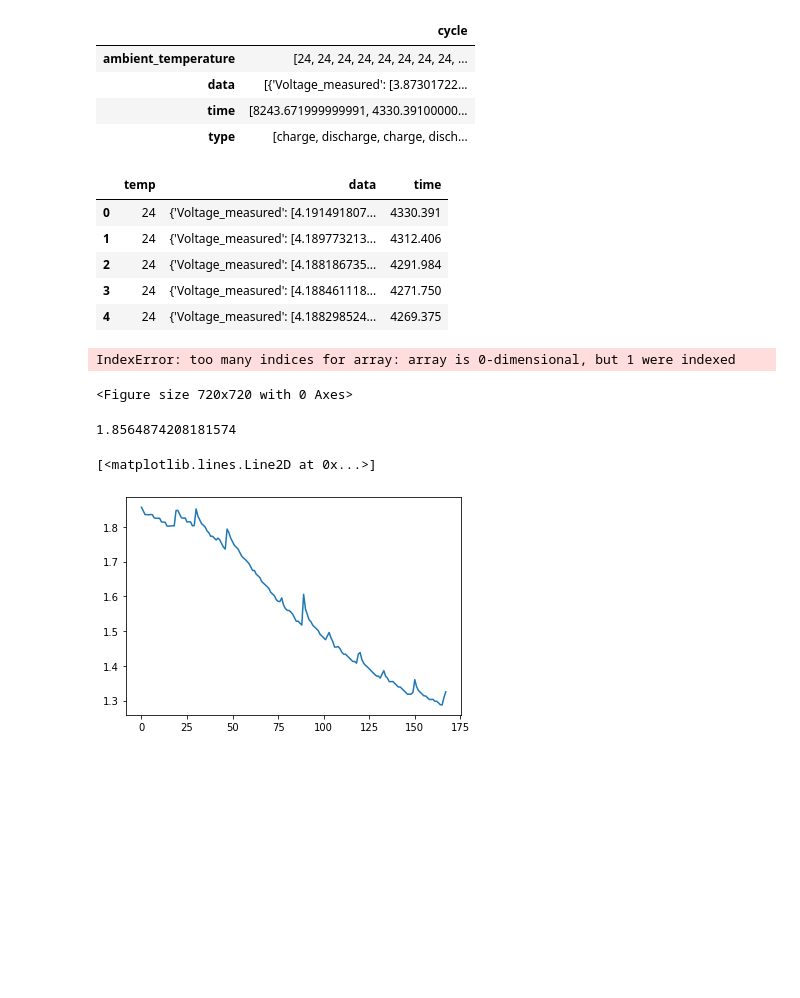
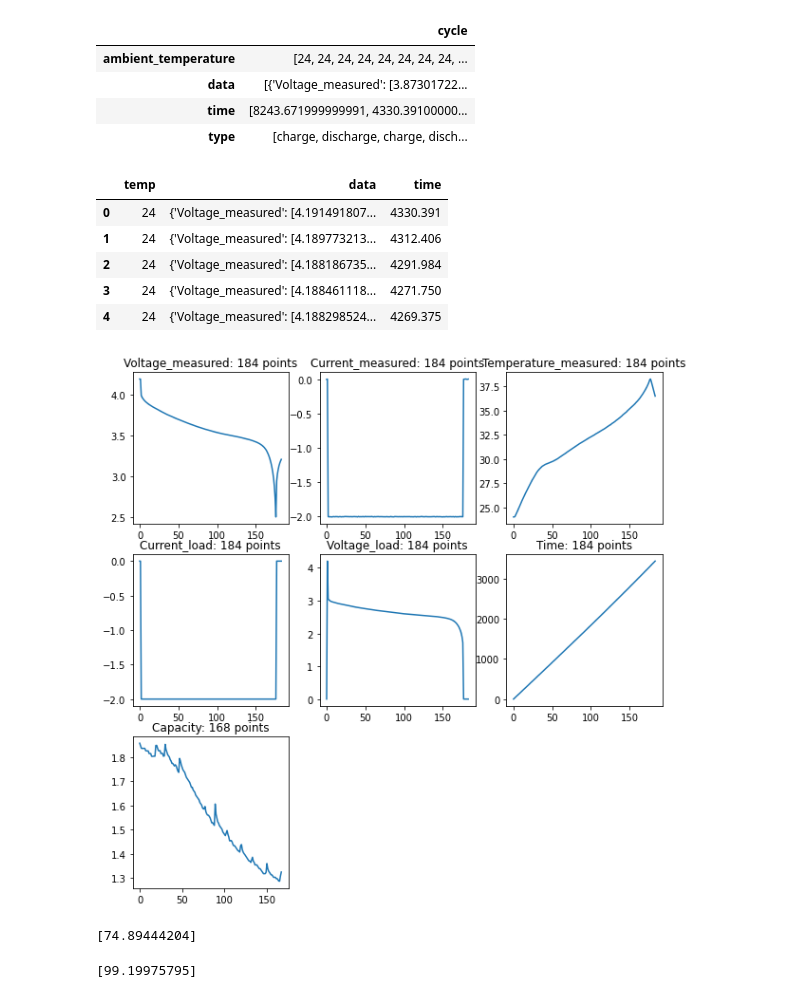
Before and after one commit to aweditya/ev-battery-degradation, a Jupyter notebook: b0005.ipynb, the cells around one changed output. Cells and saved outputs as stored; diff of their text form; code cells hidden in the pictures; blank space fills up the shorter version.

```diff
--- a/b0005.ipynb
+++ b/b0005.ipynb
@@ -65,26 +65,27 @@ def df_subpart(type):
 # %%
 df_ch = df_subpart('discharge')
 display(df_ch.head())
 
 datapoint = 24
 plt.figure(figsize=(10,10))
 m = 0
 for i in df_ch['data'][datapoint].keys():
-    plt.subplot(321+m)
-    plt.plot(df_ch['data'][datapoint][i])
-    plt.title(i + f": {len(df_ch['data'][datapoint][i])} points")
+    plt.subplot(331+m)
+    if i == 'Capacity':
+        cap = []
+        for j in range(len(df_ch)): cap.append((df_ch['data'][j]['Capacity']))
+        plt.plot(cap)
+        plt.title(i + f": {len(cap)} points")
+    else:
+        plt.plot(df_ch['data'][datapoint][i])
+        plt.title(i + f": {len(df_ch['data'][datapoint][i])} points")
     m += 1
 plt.show()
 # %% [output]
 |  | temp | data | time |
 | 0 | 24 | {'Voltage_measured': [4.191491807... | 4330.391 |
 | 1 | 24 | {'Voltage_measured': [4.189773213... | 4312.406 |
 | 2 | 24 | {'Voltage_measured': [4.188186735... | 4291.984 |
 | 3 | 24 | {'Voltage_measured': [4.188461118... | 4271.750 |
 | 4 | 24 | {'Voltage_measured': [4.188298524... | 4269.375 |
-IndexError: too many indices for array: array is 0-dimensional, but 1 were indexed
-<Figure size 720x720 with 0 Axes>
+[figure, added]
-# %%
-df_ch['data'][0]['Capacity']
-# %% [output]
-1.8564874208181574
@@ -94,5 +92,27 @@ for i in range(len(df_ch)): cap.append((df_ch['data'][i]['Capacity']))
-# %%
-plt.plot(cap)
-# %% [output]
-[<matplotlib.lines.Line2D at 0x...>]
-[figure, removed]
+# %%
+from statsmodels.tsa.arima.model import ARIMA
+from random import random
+# contrived dataset
+data = [x + random() for x in range(1, 100)]
+# fit model
+model = ARIMA(data, order=(0, 0, 1))
+model_fit = model.fit()
+# make prediction
+yhat = model_fit.predict(len(data), len(data))
+print(yhat)
+# %% [output]
+[74.89444204]
+# %%
+# HWES example
+from statsmodels.tsa.holtwinters import ExponentialSmoothing
+from random import random
+# contrived dataset
+data = [x + random() for x in range(1, 100)]
+# fit model
+model = ExponentialSmoothing(data)
+model_fit = model.fit()
+# make prediction
+yhat = model_fit.predict(len(data), len(data))
+print(yhat)
+# %% [output]
+[99.19975795]
```
Also changed, not shown: parts of 3 cells of this notebook, 3 other files.
